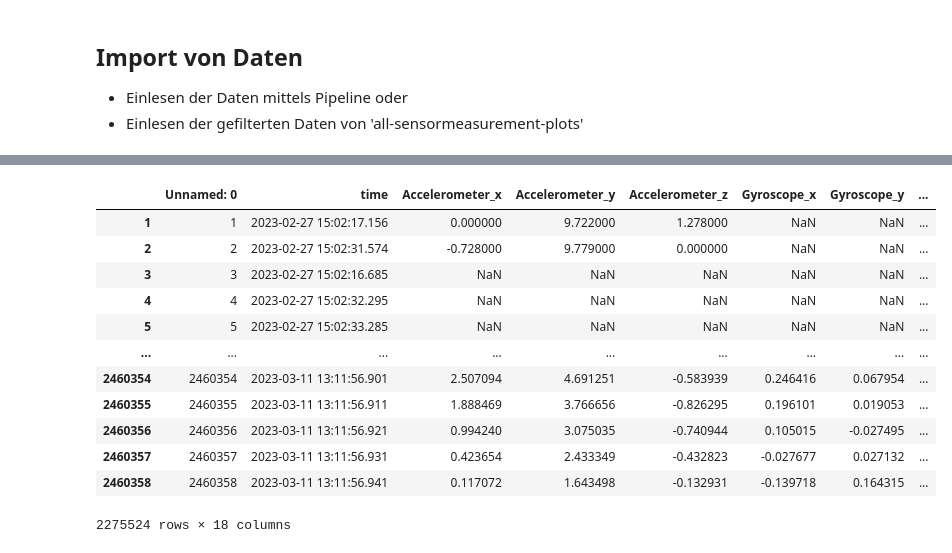
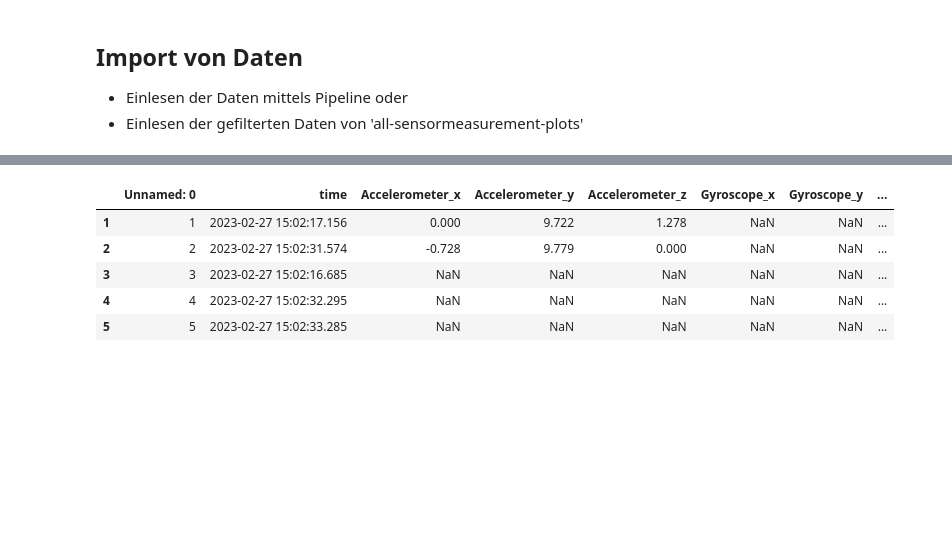
Before and after one commit to CDL1-Sensor/Sensor_Data-Wrangling-und-EDA, a Jupyter notebook: all-sensor-measurement-trim.ipynb, the cells around one changed output, grey strips where cells are left out. Cells and saved outputs as stored; diff of their text form; code cells hidden in the pictures; blank space fills up the shorter version.

Commit message:
fixed data import

```diff
--- a/all-sensor-measurement-trim.ipynb
+++ b/all-sensor-measurement-trim.ipynb
@@ -44,6 +42,6 @@ To enable them in other operations, rebuild TensorFlow with the appropriate comp
 - Einlesen der gefilterten Daten von 'all-sensormeasurement-plots'
 # %%
 # Daten einlesen
-data = pd.read_csv('Alle_Messungen.csv', sep=';')
+data = pd.read_csv('Alle_Messungen.csv', sep=',')
 data
 # %% [output]
@@ -88,40 +61,32 @@ data_all
 # %%
-# list of all unique values in id_combined
-all_ids = data_all['id_combined'].unique()
-#display(all_ids)
-
 # function to trim all files in all_ids
-def trim_all_files(all_ids, cut_size):
+def trim_all_files(df, measurement_ids, cut_size):
     new_df = pd.DataFrame()
-    for i in all_ids:
-        file_i = data_all[data_all['id_combined'] == i].copy()
+    for i in measurement_ids:
+        file_i = df[df['id_combined'] == i].copy()
         file_i['time'] = pd.to_datetime(file_i['time'])
         time_min = file_i['time'].min()
         time_max = file_i['time'].max()
         time_min_trimmed = time_min + pd.Timedelta(seconds=cut_size)
         time_max_trimmed = time_max - pd.Timedelta(seconds=cut_size)
         file_i_trimmed = file_i[(file_i['time'] > time_min_trimmed) & (file_i['time'] < time_max_trimmed)]
         # add file to new df
         new_df = pd.concat([new_df, file_i_trimmed], axis=0)
     return new_df
 
+# list of all unique values in id_combined
+all_ids = data['id_combined'].unique()
+
 # trim all files
-data_trimmed = trim_all_files(all_ids, 5)
-data_trimmed
+data_trimmed = trim_all_files(data, all_ids, 5)
+data_trimmed.head()
 # %% [output]
 |  | Unnamed: 0 | time | Accelerometer_x | Accelerometer_y | Accelerometer_z | Gyroscope_x | Gyroscope_y | ... |
-| 1 | 1 | 2023-02-27 15:02:17.156 | 0.000000 | 9.722000 | 1.278000 | NaN | NaN | ... |
-| 2 | 2 | 2023-02-27 15:02:31.574 | -0.728000 | 9.779000 | 0.000000 | NaN | NaN | ... |
+| 1 | 1 | 2023-02-27 15:02:17.156 | 0.000 | 9.722 | 1.278 | NaN | NaN | ... |
+| 2 | 2 | 2023-02-27 15:02:31.574 | -0.728 | 9.779 | 0.000 | NaN | NaN | ... |
 | 3 | 3 | 2023-02-27 15:02:16.685 | NaN | NaN | NaN | NaN | NaN | ... |
 | 4 | 4 | 2023-02-27 15:02:32.295 | NaN | NaN | NaN | NaN | NaN | ... |
 | 5 | 5 | 2023-02-27 15:02:33.285 | NaN | NaN | NaN | NaN | NaN | ... |
-| ... | ... | ... | ... | ... | ... | ... | ... | ... |
-| 2460354 | 2460354 | 2023-03-11 13:11:56.901 | 2.507094 | 4.691251 | -0.583939 | 0.246416 | 0.067954 | ... |
-| 2460355 | 2460355 | 2023-03-11 13:11:56.911 | 1.888469 | 3.766656 | -0.826295 | 0.196101 | 0.019053 | ... |
-| 2460356 | 2460356 | 2023-03-11 13:11:56.921 | 0.994240 | 3.075035 | -0.740944 | 0.105015 | -0.027495 | ... |
-| 2460357 | 2460357 | 2023-03-11 13:11:56.931 | 0.423654 | 2.433349 | -0.432823 | -0.027677 | 0.027132 | ... |
-| 2460358 | 2460358 | 2023-03-11 13:11:56.941 | 0.117072 | 1.643498 | -0.132931 | -0.139718 | 0.164315 | ... |
-2275524 rows × 18 columns
 # %%
 # export to csv
 data_trimmed.to_csv('Alle_Messungen_trimmed.csv')
```
Also changed, not shown: parts of 4 cells of this notebook, 2 other files.
